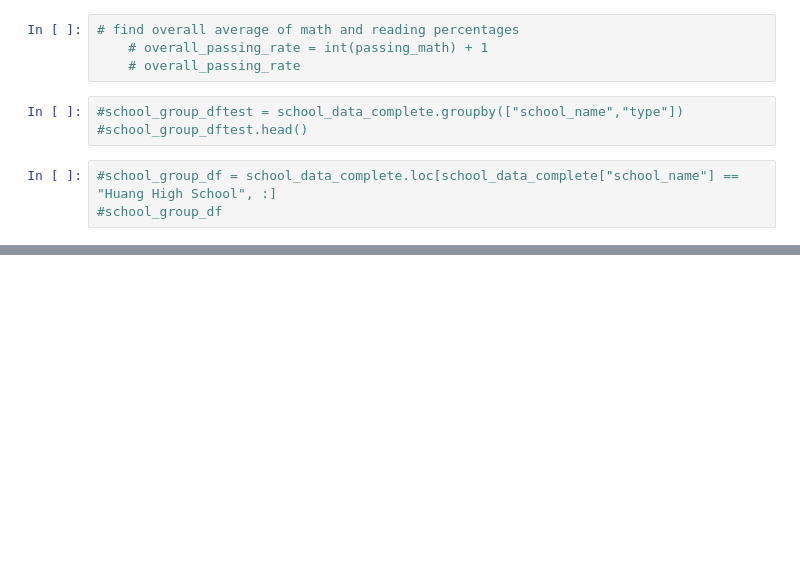
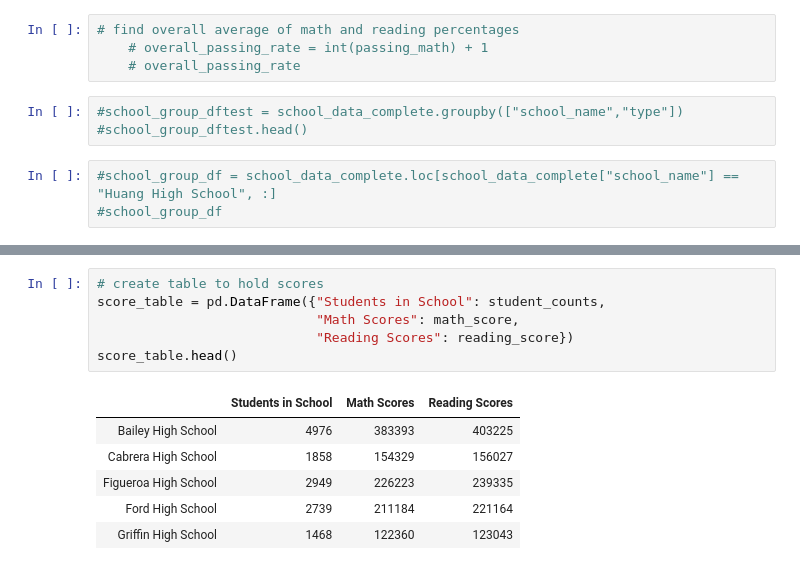
Before and after one commit to ejmayer/PyCitySchools, a Jupyter notebook: CitySchools.ipynb, the cells around one changed output, grey strips where cells are left out. Drawn from its saved outputs; the diff is of its cells as text; blank space fills up the shorter version.

```diff
--- a/CitySchools.ipynb
+++ b/CitySchools.ipynb
@@ -182,0 +236,13 @@ school_data_summary.head()
+# %%
+# create table to hold scores
+score_table = pd.DataFrame({"Students in School": student_counts,
+                            "Math Scores": math_score,
+                            "Reading Scores": reading_score})
+score_table.head()
+# %% [output]
+|  | Students in School | Math Scores | Reading Scores |
+| Bailey High School | 4976 | 383393 | 403225 |
+| Cabrera High School | 1858 | 154329 | 156027 |
+| Figueroa High School | 2949 | 226223 | 239335 |
+| Ford High School | 2739 | 211184 | 221164 |
+| Griffin High School | 1468 | 122360 | 123043 |
```
Also changed, not shown: parts of 14 cells of this notebook.
